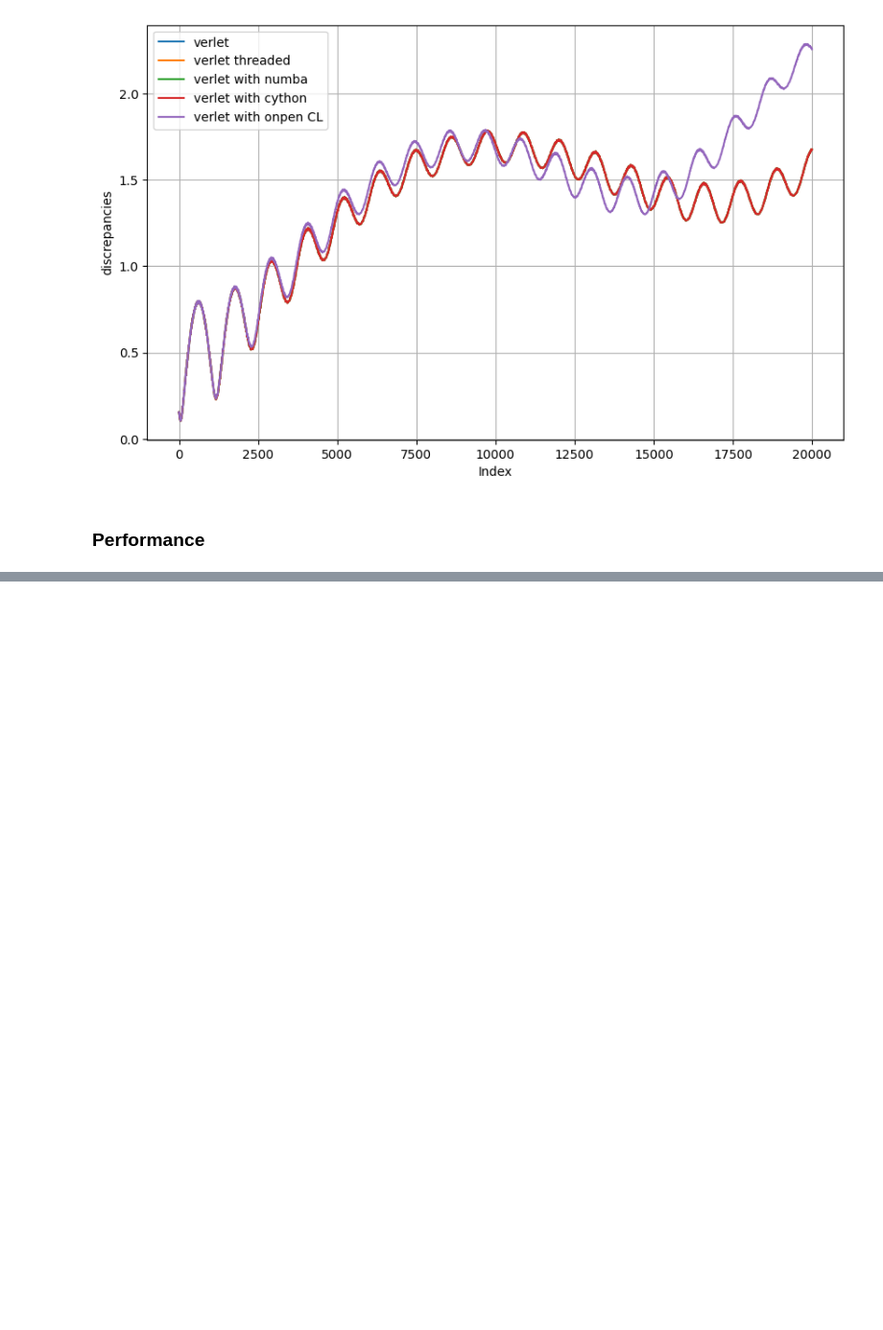
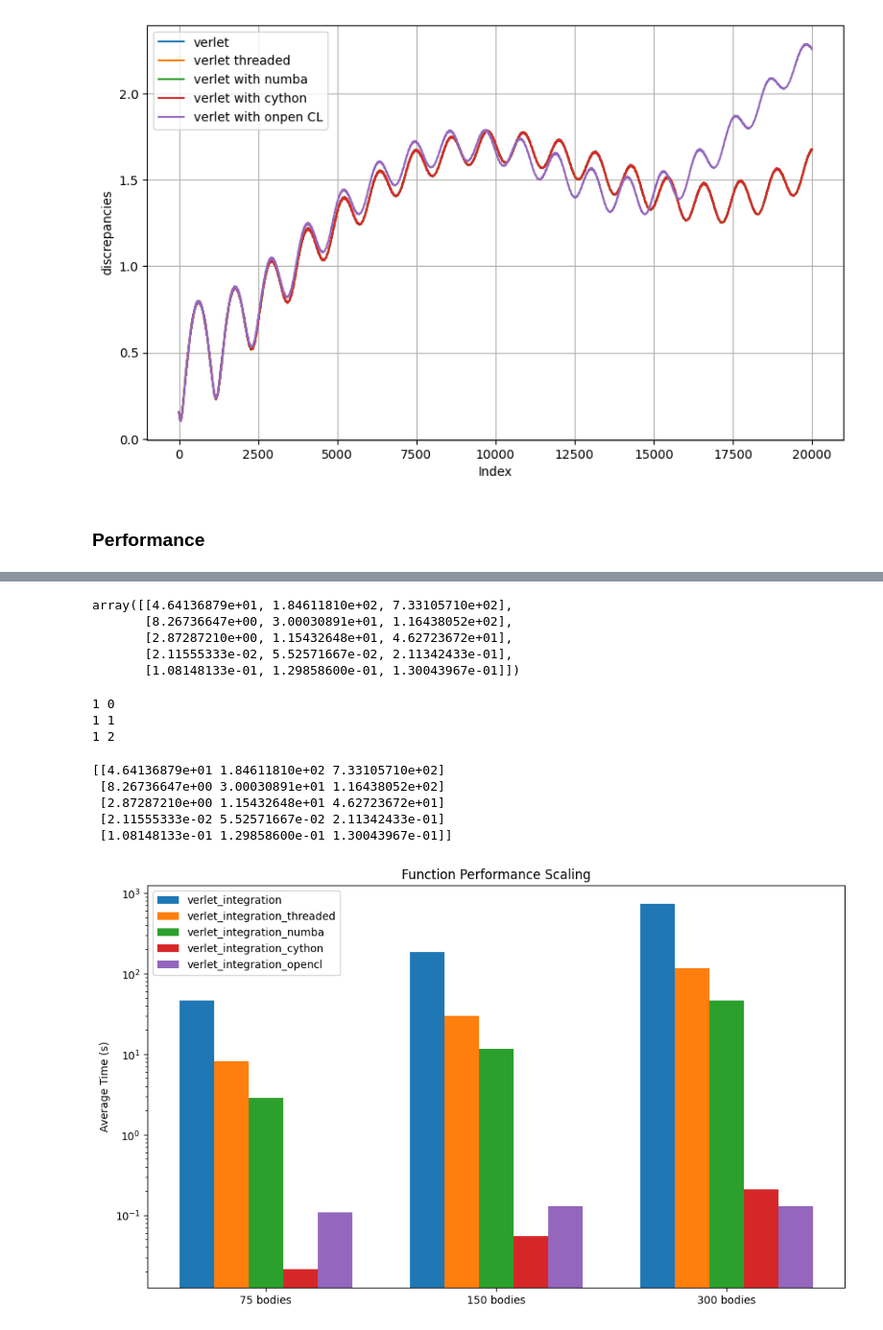
Before and after one commit to L404-Venik/CTMM, a Jupyter notebook: Task 2/Task2.ipynb, the cells around one changed output, grey strips where cells are left out. Shown at 96% size. Drawn from its saved outputs; the diff is of its cells as text; code cells hidden in the pictures; blank space fills up the shorter version.

```diff
--- a/Task 2/Task2.ipynb
+++ b/Task 2/Task2.ipynb
@@ -515,8 +463,9 @@ plt.show()
 # %%
 functions = [verlet_integration, verlet_integration_threaded, verlet_integration_numba, verlet_integration_cython, verlet_integration_opencl]
+#functions = [verlet_integration_numba, verlet_integration_cython, verlet_integration_opencl]
 function_names = [f.__name__ for f in functions]
 
-Ns = [100, 200, 400]
+Ns = [75, 150, 300]
 seed = 42
 initial_conditions =[]
 masses = []
@@ -534,7 +483,7 @@ input_sets = [
     (Ns[2], masses[2].copy(), initial_conditions[2][:,:2], initial_conditions[2][:,2:], dT, steps)
 ]
 
-input_labels = ["100 bodies", "200 bodies", "400 bodies"]
+input_labels = [f"{Ns[0]} bodies", f"{Ns[1]} bodies", f"{Ns[2]} bodies"]
 
 # Benchmarking
 times = np.zeros((len(functions), len(input_sets)))
@@ -550,7 +499,7 @@ for i, func in enumerate(functions):
                 func(*input_data)
             else:
                 if __name__ == "__main__":
-                    func(*input_data)
+                    func(*input_data, G)
             end = time.perf_counter()
             durations.append(end - start)
         print(i,j)
@@ -560,19 +523,57 @@ KeyboardInterrupt:
+# %%
+times = np.load("times.npy")
+times.reshape((5,3))
+# %% [output]
+array([[4.64136879e+01, 1.84611810e+02, 7.33105710e+02],
+       [8.26736647e+00, 3.00030891e+01, 1.16438052e+02],
+       [2.87287210e+00, 1.15432648e+01, 4.62723672e+01],
+       [2.11555333e-02, 5.52571667e-02, 2.11342433e-01],
+       [1.08148133e-01, 1.29858600e-01, 1.30043967e-01]])
+# %%
+import time
+
+for j, input_data in enumerate(input_sets):
+    durations = []
+    for _ in range(3):  # Run each function 3 times
+        start = time.perf_counter()
+        if __name__ == "__main__":
+            verlet_integration_threaded(*input_data, G)
+        end = time.perf_counter()
+        durations.append(end - start)
+    print(1,j)
+    times[1, j] = np.mean(durations)
+# %% [output]
+1 0
+1 1
+1 2
+# %%
+print(times)
+# %% [output]
+[[4.64136879e+01 1.84611810e+02 7.33105710e+02]
+ [8.26736647e+00 3.00030891e+01 1.16438052e+02]
+ [2.87287210e+00 1.15432648e+01 4.62723672e+01]
+ [2.11555333e-02 5.52571667e-02 2.11342433e-01]
+ [1.08148133e-01 1.29858600e-01 1.30043967e-01]]
 # %%
 np.save(f"times.npy", times)
 # %%
 # Plotting
+import matplotlib.pyplot as plt
 x = np.arange(len(input_sets))
 width = 0.15  # widt h of the bars
 
 fig, ax = plt.subplots(figsize=(10, 6))
 for i in range(len(functions)):
     ax.bar(x + i * width, times[i], width, label=function_names[i])
 
 ax.set_ylabel('Average Time (s)')
 ax.set_title('Function Performance Scaling')
 ax.set_xticks(x + width * 2)
 ax.set_xticklabels(input_labels)
+ax.set_yscale('log')
 ax.legend()
 
 plt.tight_layout()
 plt.show()
+# %% [output]
+[figure, added]
```
Also changed, not shown: parts of 11 cells of this notebook, 1 other file.
